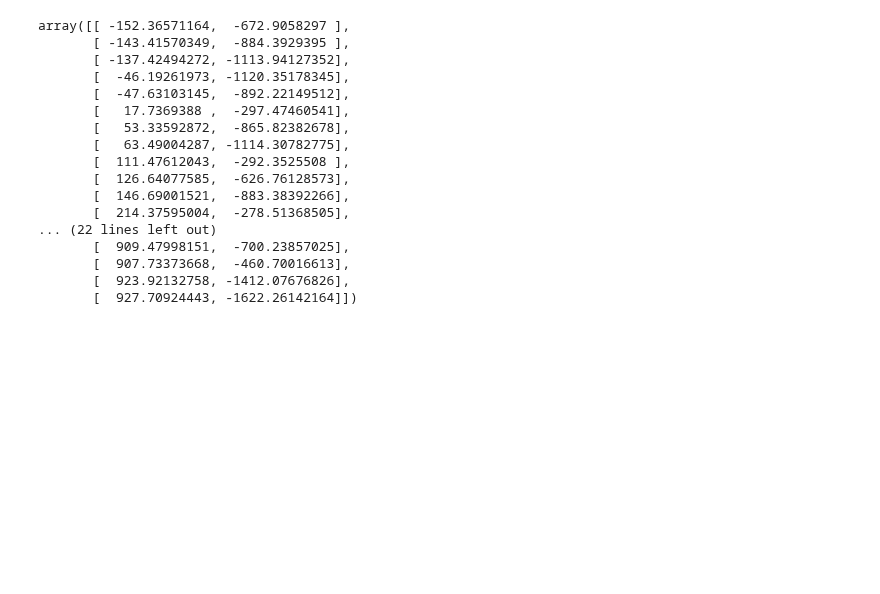
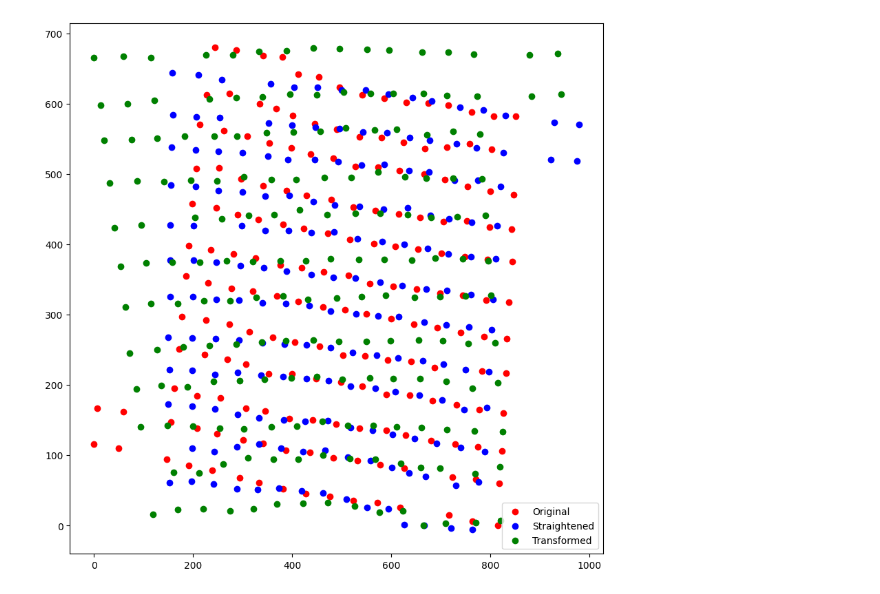
Before and after one commit to aaronge-2020/Microarray-Dearraying, a Jupyter notebook: grid_dearraying.ipynb, the cells around one changed output. Saved outputs shown, nothing was run; the diff lists cells and outputs as text; code cells hidden in the pictures; blank space fills up the shorter version.

Commit message:
Affine transformation + straightening

```diff
--- a/grid_dearraying.ipynb
+++ b/grid_dearraying.ipynb
@@ -226,21 +136,40 @@ plt.show()
-# %%
-transformed_coordinates
-# %% [output]
-array([[ -152.36571164,  -672.9058297 ],
-       [ -143.41570349,  -884.3929395 ],
-       [ -137.42494272, -1113.94127352],
-       [  -46.19261973, -1120.35178345],
-       [  -47.63103145,  -892.22149512],
-       [   17.7369388 ,  -297.47460541],
-       [   53.33592872,  -865.82382678],
-       [   63.49004287, -1114.30782775],
-       [  111.47612043,  -292.3525508 ],
-       [  126.64077585,  -626.76128573],
-       [  146.69001521,  -883.38392266],
-       [  214.37595004,  -278.51368505],
-... (22 lines left out)
-       [  909.47998151,  -700.23857025],
-       [  907.73373668,  -460.70016613],
-       [  923.92132758, -1412.07676826],
-       [  927.70924443, -1622.26142164]])
+# %%
+# Main workflow
+data = pd.read_json('./TMA_WSI_Labels_updated/ABC_107_1_010_1.json')
+data = data.to_dict('records')
+
+# Apply the transformation to all core coordinates
+normalized_coordinates = preprocess_cores(data)
+
+# Straighten the image
+straightened_coordinates = straighten_image(normalized_coordinates)
+
+# Now, let's find the control points on the straightened coordinates
+control_points_straight = find_control_points([(core[0], core[1]) for core in straightened_coordinates])
+
+target_points = np.array([[min(straightened_coordinates[:, 0]), min(straightened_coordinates[:, 1])],
+                          [max(straightened_coordinates[:, 0]), min(straightened_coordinates[:, 1])],
+                          [min(straightened_coordinates[:, 0]), max(straightened_coordinates[:, 1])],
+                          [max(straightened_coordinates[:, 0]), max(straightened_coordinates[:, 1])]])
+
+# Assuming the control points and target points have been correctly identified
+affine_transform = get_affine_transform(np.array(control_points_straight), np.array(target_points))
+
+# Apply the transformation to the entire set of straightened coordinates
+transformed_coordinates = affine_transform(straightened_coordinates)
+
+# Ensure there aren't any negative coordinates
+min_x, min_y = np.min(transformed_coordinates, axis=0)
+transformed_coordinates[:, 0] -= min_x
+transformed_coordinates[:, 1] -= min_y
+
+# Plotting for verification
+plt.figure(figsize=(10, 10))
+plt.scatter(normalized_coordinates[:, 0], normalized_coordinates[:, 1], c='r', label='Original')
+plt.scatter(straightened_coordinates[:, 0], straightened_coordinates[:, 1], c='b', label='Straightened')
+plt.scatter(transformed_coordinates[:, 0], transformed_coordinates[:, 1], c='g', label='Transformed')
+plt.legend()
+plt.show()
+# %% [output]
+[figure, added]
 # %%
```
Also changed, not shown: parts of 4 cells of this notebook, 1 other file.
